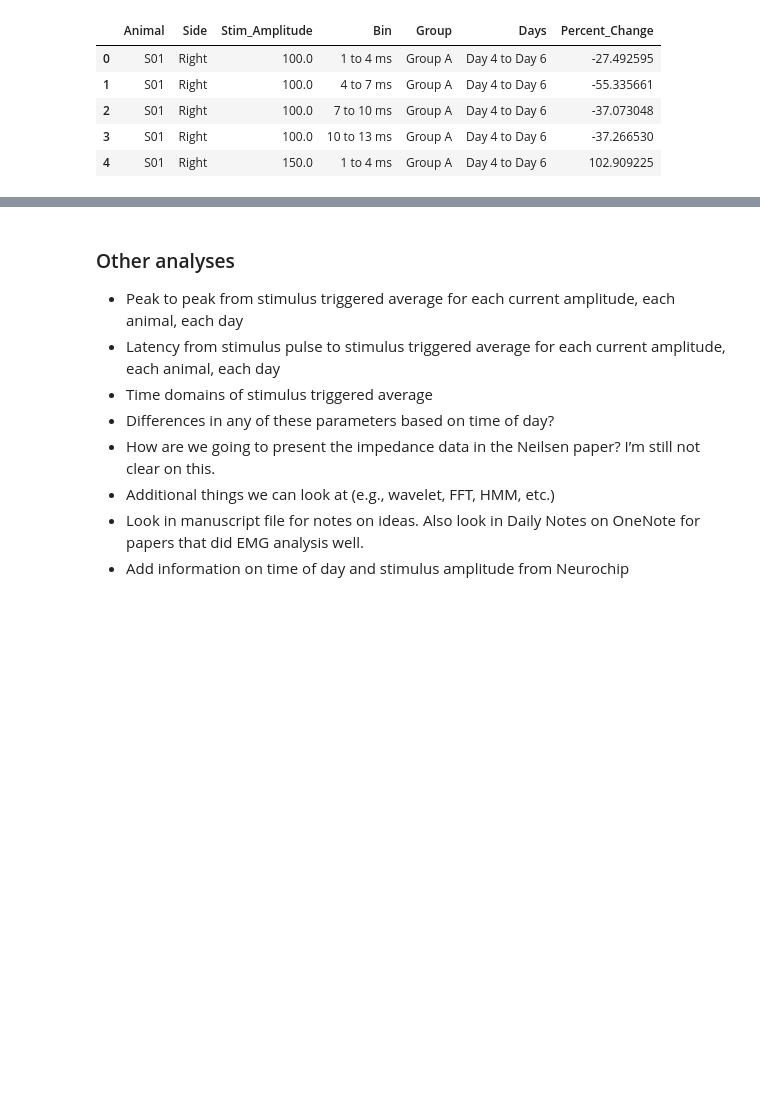
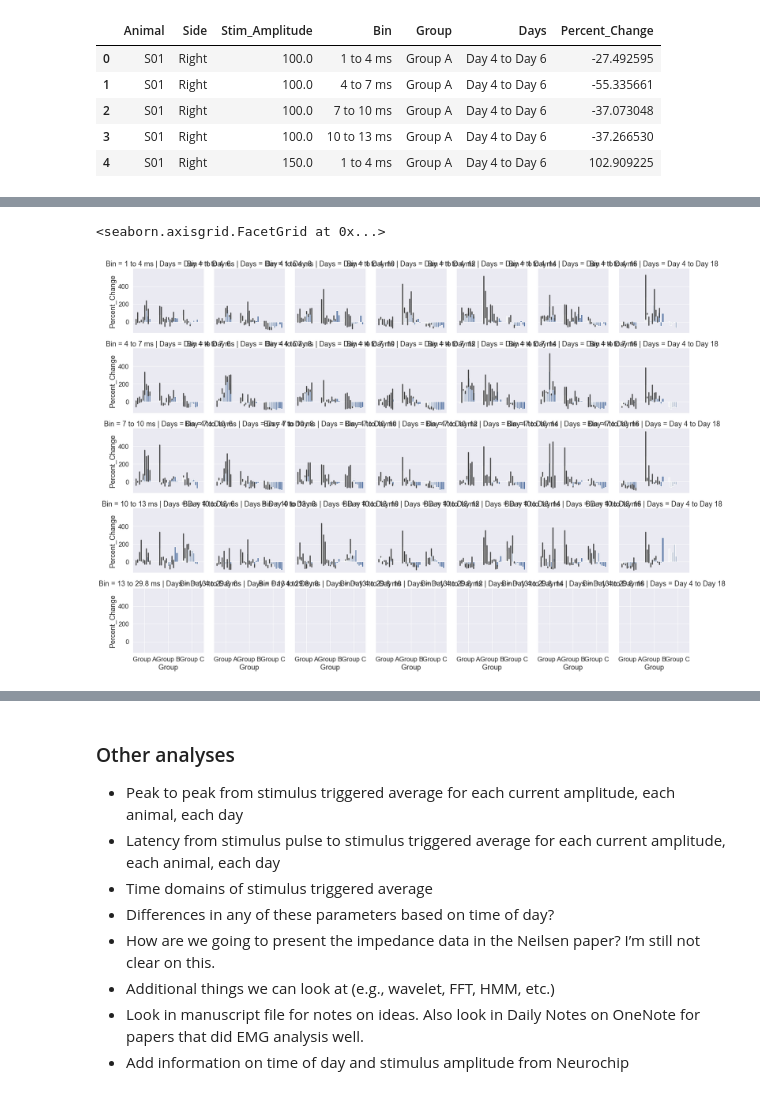
Before and after one commit to IanGMalone/Evoked_Potential_Analysis, a Jupyter notebook: Motor Evoked Potential Analyses.ipynb, the cells around one changed output, grey strips where cells are left out. Drawn from its saved outputs; the diff is of its cells as text; code cells hidden in the pictures; blank space fills up the shorter version.

```diff
--- a/Motor Evoked Potential Analyses.ipynb
+++ b/Motor Evoked Potential Analyses.ipynb
@@ -240 +295,9 @@ df_auc_pchange.head()
+# %%
+# all the bar plots
+sns.set(font_scale=1.5)
+g = sns.FacetGrid(df_auc_pchange, col="Days", row='Bin')
+g.map(sns.barplot, "Group", "Percent_Change", 'Stim_Amplitude')
+# %% [output]
+<seaborn.axisgrid.FacetGrid at 0x...>
+[figure, added]
 # %%
```
Also changed, not shown: parts of 3 cells of this notebook.
